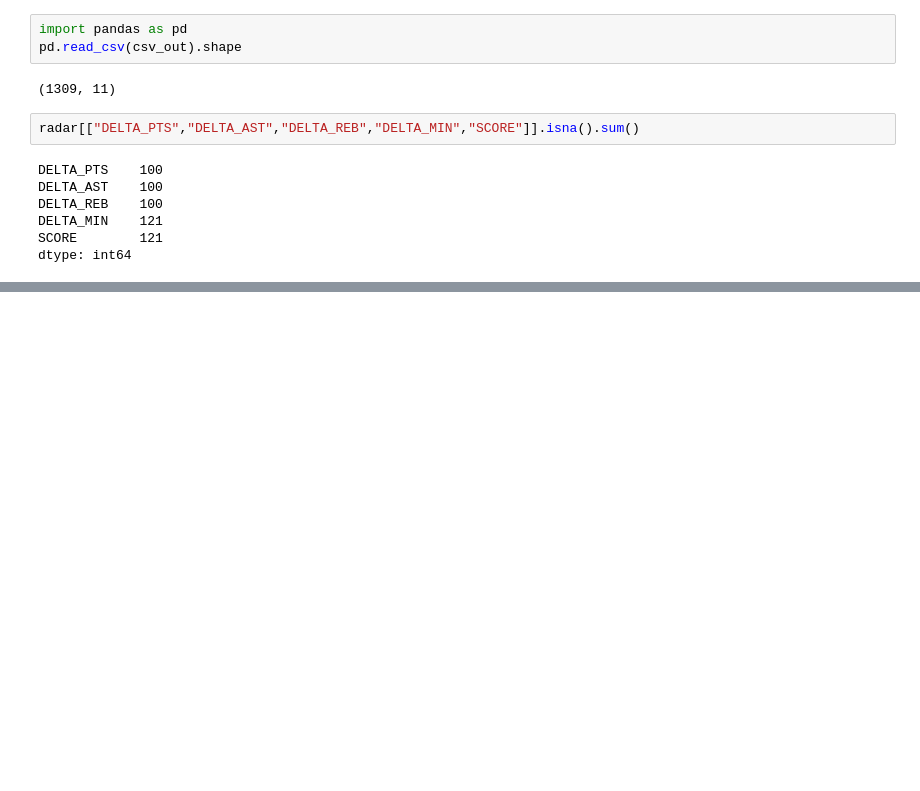
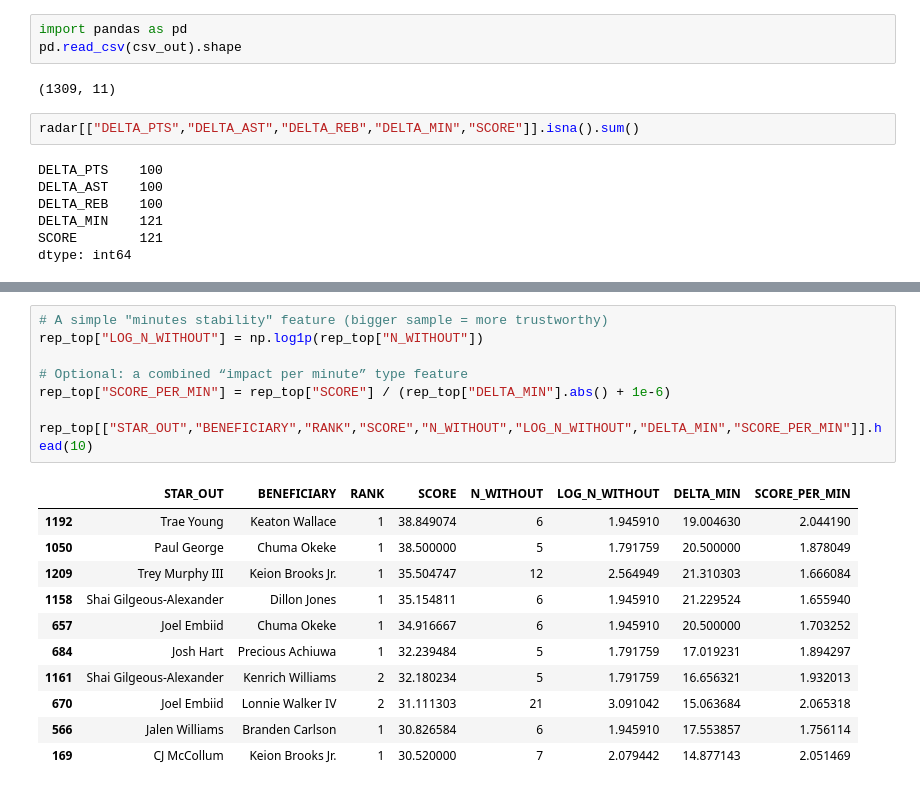
Before and after one commit to boco3000/nba-rplacement-radar, a Jupyter notebook: notebooks/06_league_replacement_radar.ipynb, the cells around one changed output, grey strips where cells are left out. Saved outputs shown, nothing was run; the diff lists cells and outputs as text; blank space fills up the shorter version.

```diff
--- a/notebooks/06_league_replacement_radar.ipynb
+++ b/notebooks/06_league_replacement_radar.ipynb
@@ -118,0 +162,20 @@ OK: saved CSV reads back clean
+# %%
+# A simple "minutes stability" feature (bigger sample = more trustworthy)
+rep_top["LOG_N_WITHOUT"] = np.log1p(rep_top["N_WITHOUT"])
+
+# Optional: a combined “impact per minute” type feature
+rep_top["SCORE_PER_MIN"] = rep_top["SCORE"] / (rep_top["DELTA_MIN"].abs() + 1e-6)
+
+rep_top[["STAR_OUT","BENEFICIARY","RANK","SCORE","N_WITHOUT","LOG_N_WITHOUT","DELTA_MIN","SCORE_PER_MIN"]].head(10)
+# %% [output]
+|  | STAR_OUT | BENEFICIARY | RANK | SCORE | N_WITHOUT | LOG_N_WITHOUT | DELTA_MIN | SCORE_PER_MIN |
+| 1192 | Trae Young | Keaton Wallace | 1 | 38.849074 | 6 | 1.945910 | 19.004630 | 2.044190 |
+| 1050 | Paul George | Chuma Okeke | 1 | 38.500000 | 5 | 1.791759 | 20.500000 | 1.878049 |
+| 1209 | Trey Murphy III | Keion Brooks Jr. | 1 | 35.504747 | 12 | 2.564949 | 21.310303 | 1.666084 |
+| 1158 | Shai Gilgeous-Alexander | Dillon Jones | 1 | 35.154811 | 6 | 1.945910 | 21.229524 | 1.655940 |
+| 657 | Joel Embiid | Chuma Okeke | 1 | 34.916667 | 6 | 1.945910 | 20.500000 | 1.703252 |
+| 684 | Josh Hart | Precious Achiuwa | 1 | 32.239484 | 5 | 1.791759 | 17.019231 | 1.894297 |
+| 1161 | Shai Gilgeous-Alexander | Kenrich Williams | 2 | 32.180234 | 5 | 1.791759 | 16.656321 | 1.932013 |
+| 670 | Joel Embiid | Lonnie Walker IV | 2 | 31.111303 | 21 | 3.091042 | 15.063684 | 2.065318 |
+| 566 | Jalen Williams | Branden Carlson | 1 | 30.826584 | 6 | 1.945910 | 17.553857 | 1.756114 |
+| 169 | CJ McCollum | Keion Brooks Jr. | 1 | 30.520000 | 7 | 2.079442 | 14.877143 | 2.051469 |
```
Also changed, not shown: parts of 7 cells of this notebook, 8 other files.
